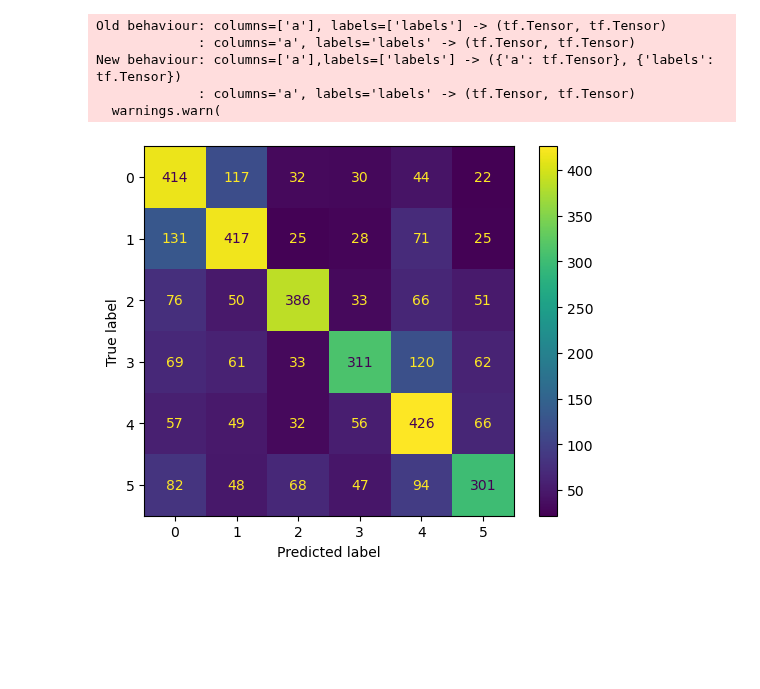
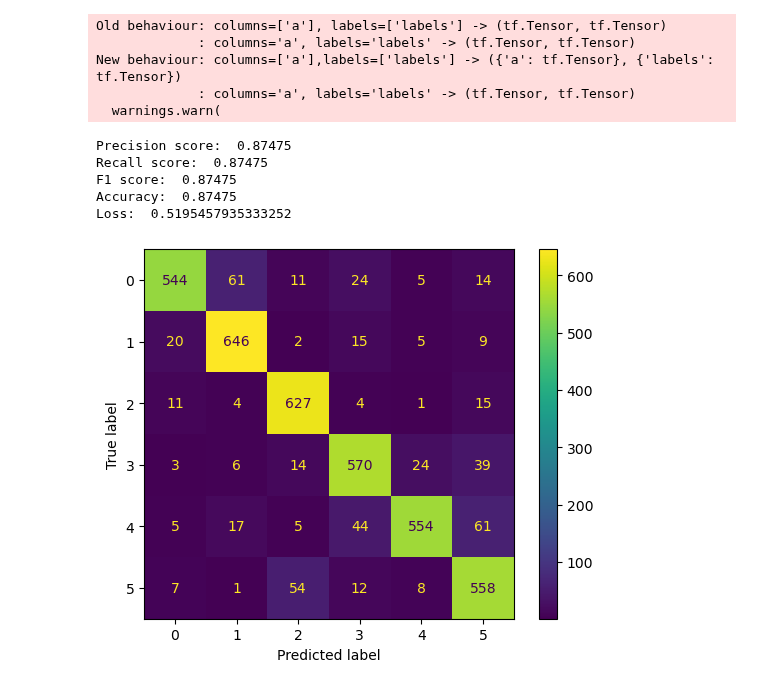
Before and after one commit to arsemi337/nlp-models, a Jupyter notebook: notebooks/emotions_pl_hybrid.ipynb, the cells around one changed output. Saved outputs shown, nothing was run; the diff lists cells and outputs as text; code cells hidden in the pictures; blank space fills up the shorter version.

Commit message:
Hybrid model for emotions

```diff
--- a/notebooks/emotions_pl_hybrid.ipynb
+++ b/notebooks/emotions_pl_hybrid.ipynb
@@ -14,8 +13,7 @@ from notebooks.core import model_utils
 from transformers import AutoTokenizer, DataCollatorWithPadding
 from datasets import Dataset
 # %%
-df = pd.read_json('../../data/translated/emotions/equalized_emotions_dataset_pl.json')
-df = df.drop(columns=['text'])
+df = pd.read_json('./../data/polish_translated/emotions/equalized_emotions_dataset_pl_with_tokens.json')
 df.rename(columns={'emotions': 'label', 'text_pl': 'text'}, inplace=True)
 df
 # %% [output]
@@ -82,9 +66,9 @@ Dataset({
 # %%
 # Load models
 version = "1"
-trained_bert = os.path.join("./../../trained_models/emotions_pl_bert_5", version)
-trained_gpt = os.path.join("./../../trained_models/emotions_pl_gpt2_2", version)
-trained_word2vec = os.path.join("./../../trained_models/emotions_pl_word2vec_external_1", version)
+trained_bert = os.path.join("./../trained_models/emotions_pl_bert_5", version)
+trained_gpt = os.path.join("./../trained_models/emotions_pl_gpt2_2", version)
+trained_word2vec = os.path.join("./../trained_models/emotions_pl_word2vec_external_1", version)
 
 bert = tf.keras.models.load_model(trained_bert)
 gpt2 = tf.keras.models.load_model(trained_gpt)
@@ -273,21 +244,30 @@ def combine_probabilities(model1_probabilities, model2_probabilities, model3_pro
 
 
 def hybrid_predict(bert_input, gpt2_input, word2vec_input, bert_model, gpt2_model, word2vec_model, bert_weights,
-                   gpt2_weights, word2vec_weights):
+                   gpt2_weights, word2vec_weights, return_classes=True):
     bert_probabilities = model_utils.get_class_preds(bert_model, bert_input, return_classes=False)
     gpt2_probabilities = model_utils.get_class_preds(gpt2_model, gpt2_input, return_classes=False)
     word2vec_probabilities = model_utils.get_class_preds(word2vec_model, word2vec_input, return_classes=False,
                                                          model_returns_logits=False)
     final_output = combine_probabilities(bert_probabilities, gpt2_probabilities, word2vec_probabilities, bert_weights,
                                          gpt2_weights, word2vec_weights)
+    if return_classes:
+        final_output = np.argmax(final_output, axis=1)
     return final_output
 # %%
 bert_weights = np.array([88, 88, 88, 87, 94, 76])
 gpt2_weights = np.array([91, 82, 87, 81, 92, 84])
-word2vec_weights = np.array([52, 53, 54, 45, 43, 48])
+word2vec_weights = np.array([43, 46, 45, 44, 35, 37])
 
 hybrid_preds = hybrid_predict(
-    bert_input=bert_tf_dataset, gpt2_input=gpt2_tf_dataset,
+    bert_input=bert_tf_dataset, gpt2_input=gpt2_tf_dataset, word2vec_input=word2vec_tf_dataset,
     bert_model=bert, gpt2_model=gpt2, word2vec_model=word2vec,
-    bert_weights=bert_weights, gpt2_weights=gpt2_weights
+    bert_weights=bert_weights, gpt2_weights=gpt2_weights, word2vec_weights=word2vec_weights,
 )
+
+hybrid_preds_probas = hybrid_predict(
+    bert_input=bert_tf_dataset, gpt2_input=gpt2_tf_dataset, word2vec_input=word2vec_tf_dataset,
+    bert_model=bert, gpt2_model=gpt2, word2vec_model=word2vec,
+    bert_weights=bert_weights, gpt2_weights=gpt2_weights, word2vec_weights=word2vec_weights,
+    return_classes=False
+)
@@ -296,7 +274,32 @@ class_preds = model_utils.get_class_preds(word2vec, word2vec_tf_dataset, model_r
+# %%
+precision, recall, f1 = model_utils.get_classification_evaluation_metrics(
+    class_actual=test_dataset['label'],
+    class_preds=hybrid_preds,
+    average='micro'
+)
+
+accuracy = accuracy_score(test_dataset['label'], hybrid_preds)
+loss = tf.keras.losses.SparseCategoricalCrossentropy()
+loss = loss(test_dataset['label'], hybrid_preds_probas).numpy()
+
+print(f"Precision score: ", precision)
+print(f"Recall score: ", recall)
+print(f"F1 score: ", f1)
+print(f"Accuracy: ", accuracy)
+print(f"Loss: ", loss)
+# %% [output]
+Precision score:  0.87475
+Recall score:  0.87475
+F1 score:  0.87475
+Accuracy:  0.87475
+Loss:  0.5195457935333252
 # %%
+training_name = "training_1"
+figures_dir = "./../documentation/models/emotions_pl_hybrid/figures"
+
 model_utils.plot_and_save_conf_matrix(class_actual=test_dataset['label'],
-                                      class_preds=class_preds,
-                                      figure_dir_path=".",
-                                      figure_filename="test_confmatrix.png")
+                                      class_preds=hybrid_preds,
+                                      figure_dir_path=figures_dir,
+                                      figure_filename=f"{training_name}_confmatrix.png")
 # %% [output]
-[figure, old version]
+[figure, new version]
```
Also changed, not shown: parts of 18 cells of this notebook, 4 other files.
